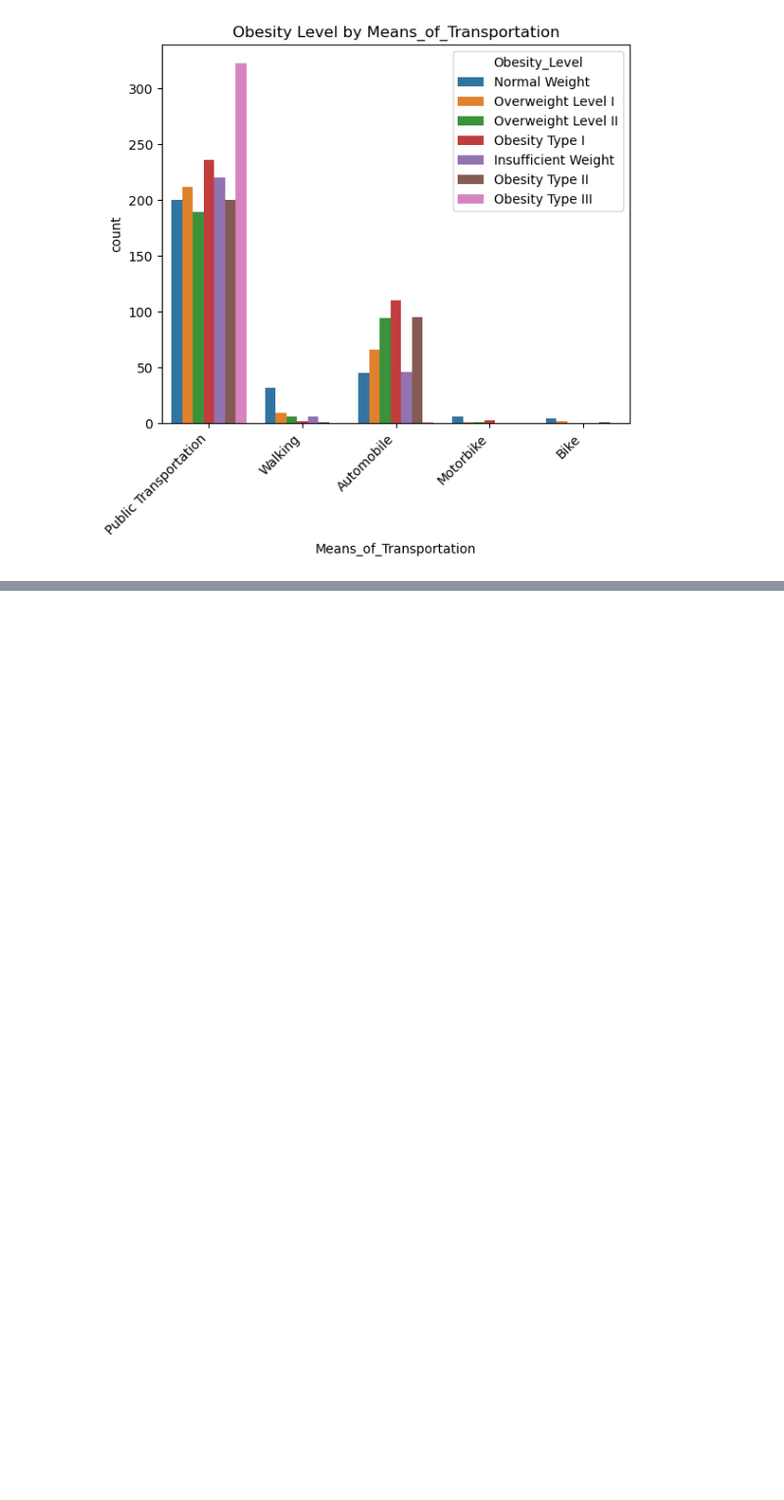
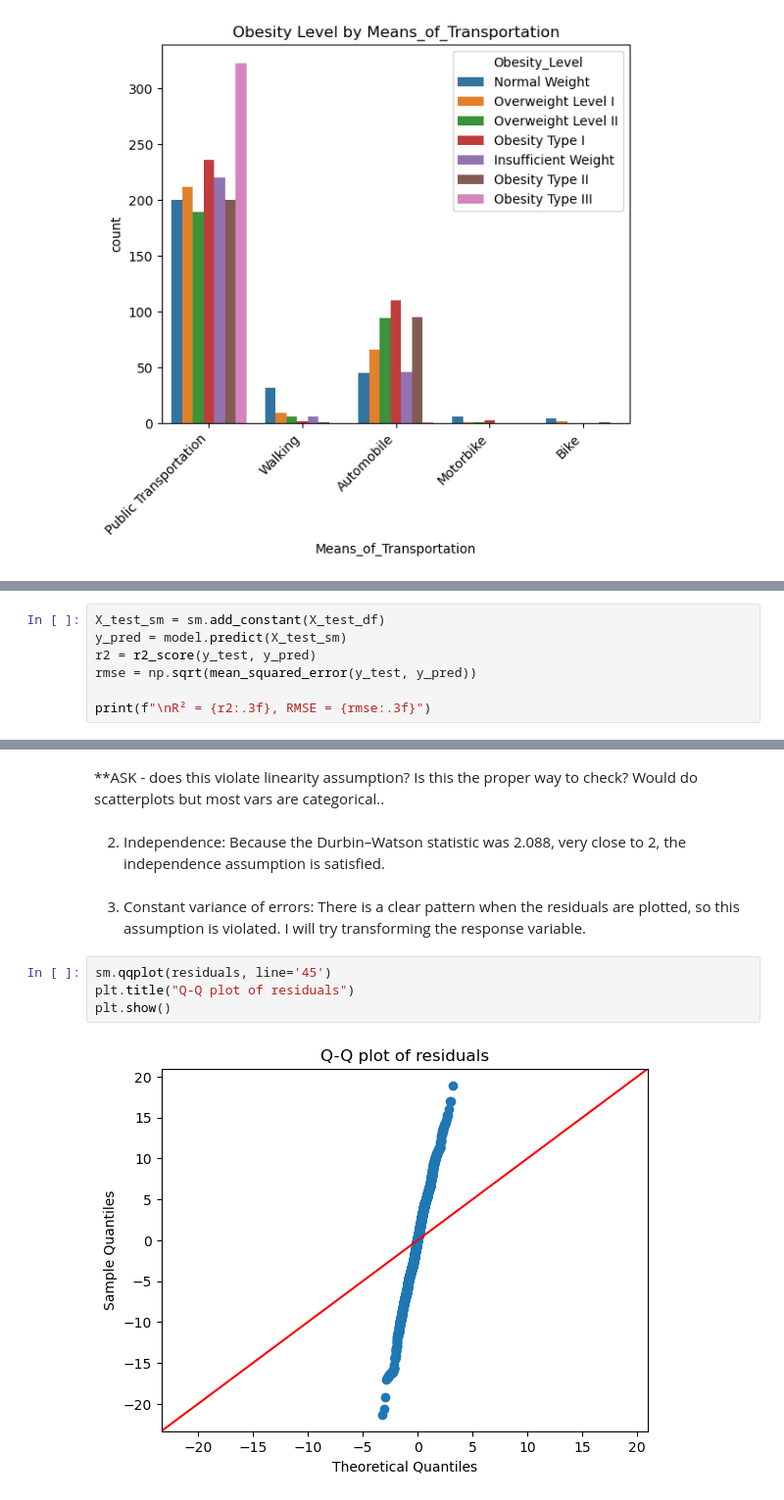
Before and after one commit to natalieseah/MLFinalProject, a Jupyter notebook: DS 6021 Final Project.ipynb, the cells around one changed output, grey strips where cells are left out. Shown at 98% size. Drawn from its saved outputs; the diff is of its cells as text; blank space fills up the shorter version.

```diff
--- a/DS 6021 Final Project.ipynb
+++ b/DS 6021 Final Project.ipynb
@@ -208,0 +282,7 @@ for col in cat2:
+# %%
+X_test_sm = sm.add_constant(X_test_df)
+y_pred = model.predict(X_test_sm)
+r2 = r2_score(y_test, y_pred)
+rmse = np.sqrt(mean_squared_error(y_test, y_pred))
+
+print(f"\nR² = {r2:.3f}, RMSE = {rmse:.3f}")
@@ -208,0 +387,12 @@ for col in cat2:
+# %% [markdown]
+**ASK - does this violate linearity assumption? Is this the proper way to check? Would do scatterplots but most vars are categorical..
+# %% [markdown]
+2. Independence: Because the Durbin–Watson statistic was 2.088, very close to 2, the independence assumption is satisfied.
+# %% [markdown]
+3. Constant variance of errors: There is a clear pattern when the residuals are plotted, so this assumption is violated. I will try transforming the response variable.
+# %%
+sm.qqplot(residuals, line='45')
+plt.title("Q-Q plot of residuals")
+plt.show()
+# %% [output]
+[figure, added]
```
Also changed, not shown: parts of 25 cells of this notebook.
